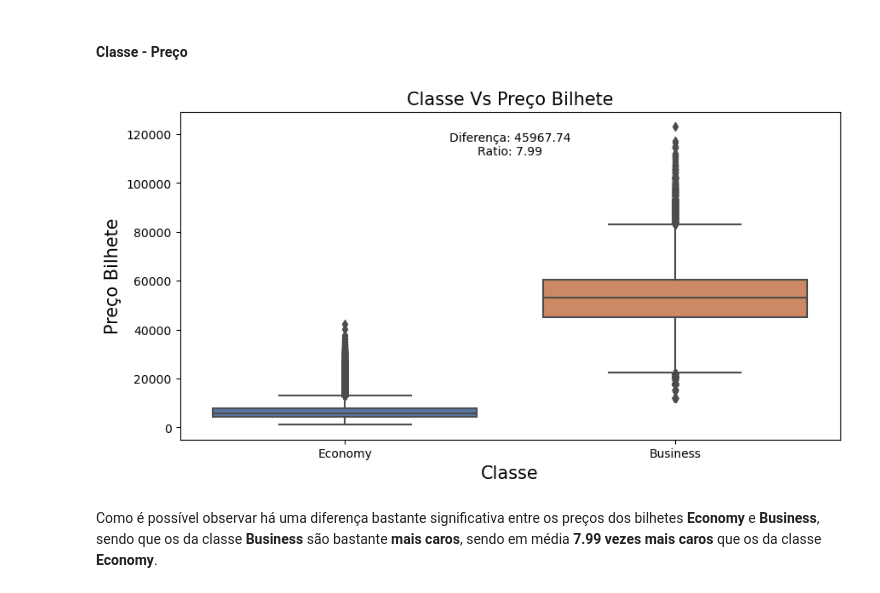
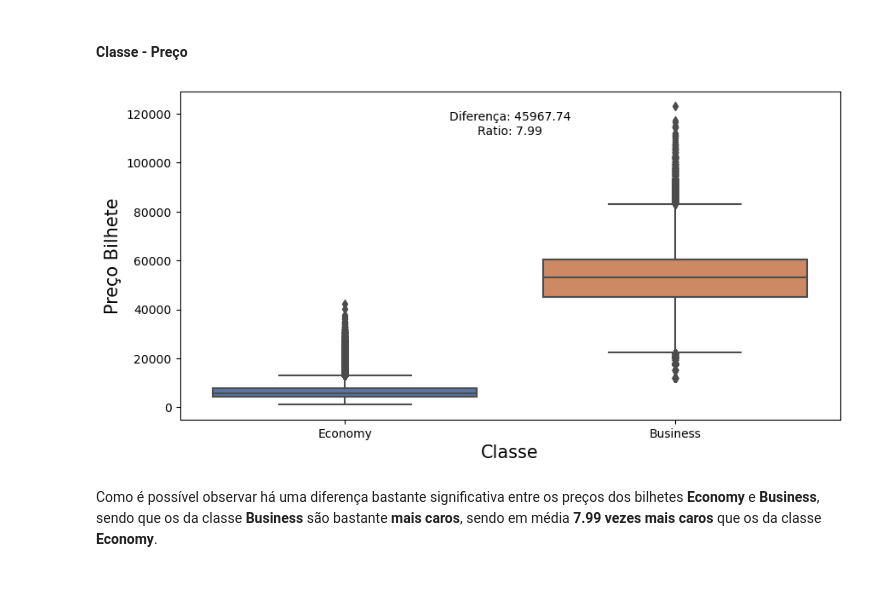
Before and after one commit to orlandopalmeira/Trabalho-DAA-2023-2024, a Jupyter notebook: Tarefa_1/tarefa_1_analise_2_dataset.ipynb, the cells around one changed output. Saved outputs shown, nothing was run; the diff lists cells and outputs as text; code cells hidden in the pictures.

```diff
--- a/Tarefa_1/tarefa_1_analise_2_dataset.ipynb
+++ b/Tarefa_1/tarefa_1_analise_2_dataset.ipynb
@@ -347,22 +340,21 @@ Da classe **Business**, apenas **2** companhias aéreas efetuam estes voos: a **
 # %%
 plt.figure(figsize=(10, 5))
 sns.boxplot(x='class', y='price', data=dataf, palette='deep')
-plt.title('Classe Vs Preço Bilhete', fontsize=15)
 plt.xlabel('Classe', fontsize=15)
 plt.ylabel('Preço Bilhete', fontsize=15)
 
 mean_prices = dataf.groupby('class')['price'].mean()
 
 
 price_difference = mean_prices['Business'] - mean_prices['Economy']
 price_ratio = mean_prices['Business'] / mean_prices['Economy']
 
 
 plt.text(0.5, 0.9, f'Diferença: {price_difference:.2f}\nRatio: {price_ratio:.2f}', ha='center', va='center', transform=plt.gca().transAxes, bbox=dict(facecolor='white', edgecolor='white', boxstyle='round,pad=0.5'))
 
 plt.show()
 # %% [output]
-[figure, old version]
+[figure, new version]
 # %% [markdown]
 Como é possível observar há uma diferença bastante significativa entre os preços dos bilhetes **Economy** e **Business**, sendo que os da classe **Business** são bastante **mais caros**, sendo em média **7.99 vezes mais caros** que os da classe **Economy**.
 # %% [markdown]
```
Also changed, not shown: parts of 44 cells of this notebook.
